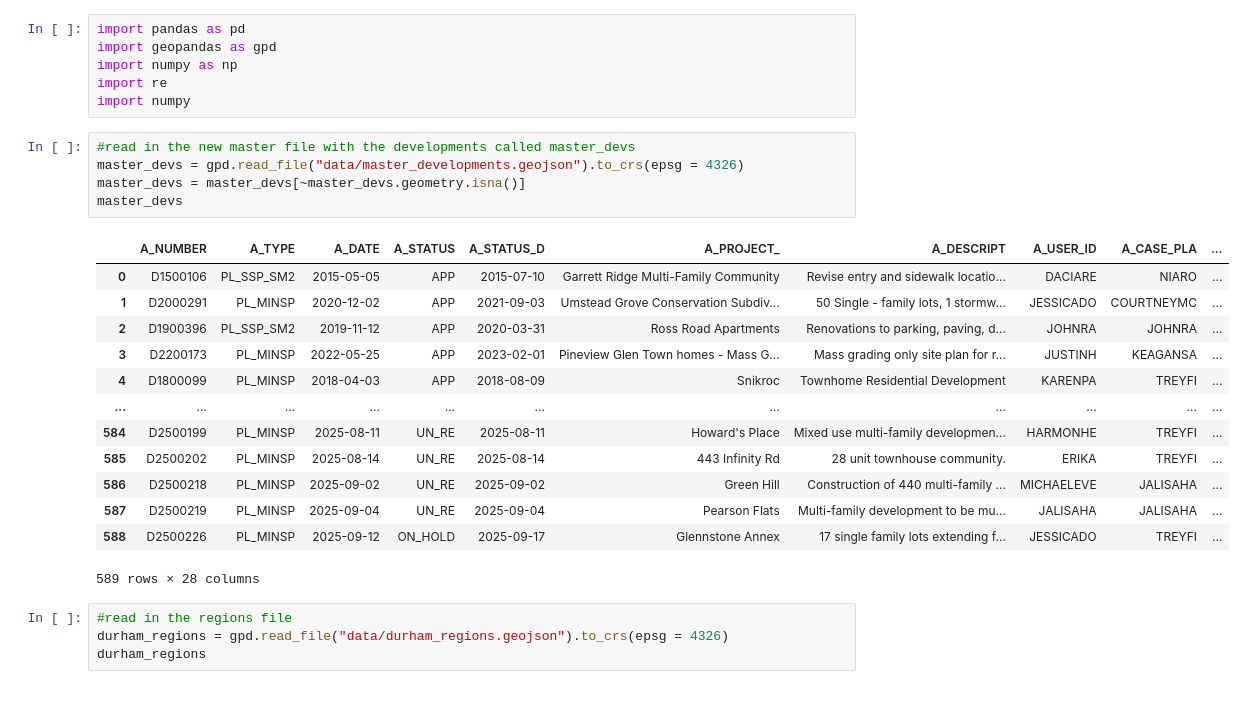
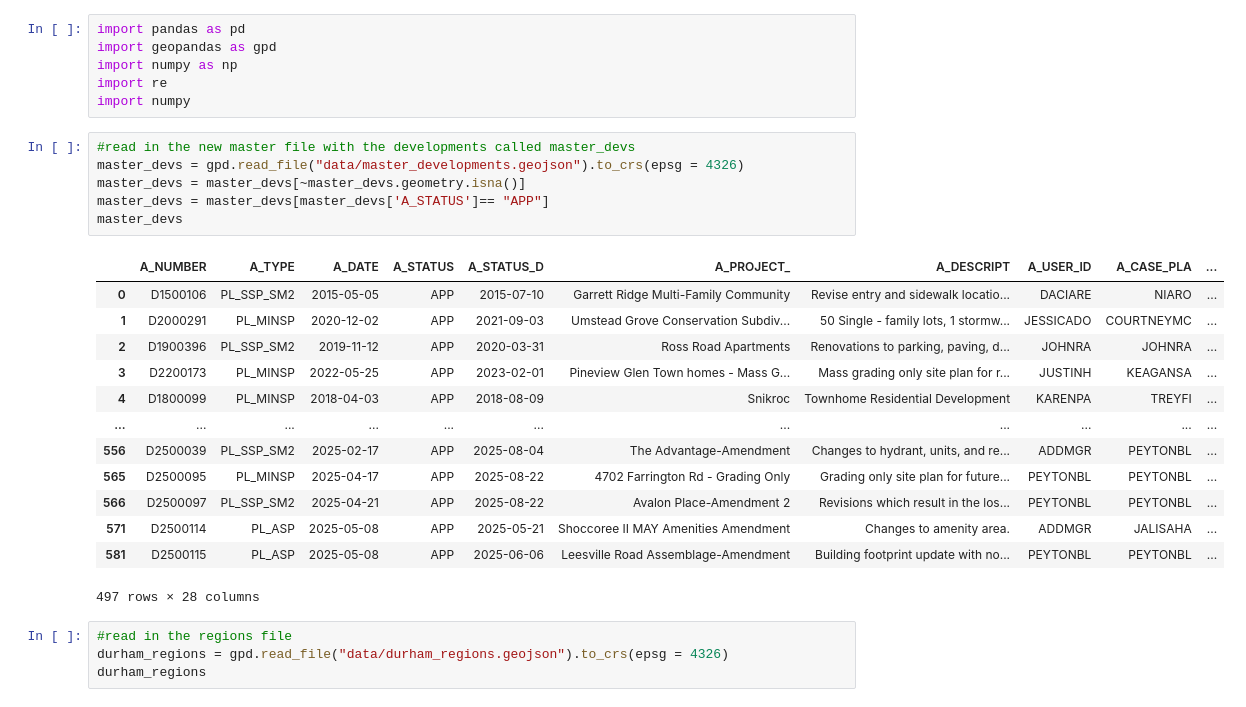
Before and after one commit to olublin/DPS-Planning-Final, a Jupyter notebook: sgr_add_fall.ipynb, the cells around one changed output. Cells and saved outputs as stored; diff of their text form.

```diff
--- a/sgr_add_fall.ipynb
+++ b/sgr_add_fall.ipynb
@@ -7,22 +7,23 @@ import numpy
 # %%
 #read in the new master file with the developments called master_devs
 master_devs = gpd.read_file("data/master_developments.geojson").to_crs(epsg = 4326)
 master_devs = master_devs[~master_devs.geometry.isna()]
+master_devs = master_devs[master_devs['A_STATUS']== "APP"]
 master_devs
 # %% [output]
 |  | A_NUMBER | A_TYPE | A_DATE | A_STATUS | A_STATUS_D | A_PROJECT_ | A_DESCRIPT | A_USER_ID | A_CASE_PLA | ... |
 | 0 | D1500106 | PL_SSP_SM2 | 2015-05-05 | APP | 2015-07-10 | Garrett Ridge Multi-Family Community | Revise entry and sidewalk locatio... | DACIARE | NIARO | ... |
 | 1 | D2000291 | PL_MINSP | 2020-12-02 | APP | 2021-09-03 | Umstead Grove Conservation Subdiv... | 50 Single - family lots, 1 stormw... | JESSICADO | COURTNEYMC | ... |
 | 2 | D1900396 | PL_SSP_SM2 | 2019-11-12 | APP | 2020-03-31 | Ross Road Apartments | Renovations to parking, paving, d... | JOHNRA | JOHNRA | ... |
 | 3 | D2200173 | PL_MINSP | 2022-05-25 | APP | 2023-02-01 | Pineview Glen Town homes - Mass G... | Mass grading only site plan for r... | JUSTINH | KEAGANSA | ... |
 | 4 | D1800099 | PL_MINSP | 2018-04-03 | APP | 2018-08-09 | Snikroc | Townhome Residential Development | KARENPA | TREYFI | ... |
 | ... | ... | ... | ... | ... | ... | ... | ... | ... | ... | ... |
-| 584 | D2500199 | PL_MINSP | 2025-08-11 | UN_RE | 2025-08-11 | Howard's Place | Mixed use multi-family developmen... | HARMONHE | TREYFI | ... |
-| 585 | D2500202 | PL_MINSP | 2025-08-14 | UN_RE | 2025-08-14 | 443 Infinity Rd | 28 unit townhouse community. | ERIKA | TREYFI | ... |
-| 586 | D2500218 | PL_MINSP | 2025-09-02 | UN_RE | 2025-09-02 | Green Hill | Construction of 440 multi-family ... | MICHAELEVE | JALISAHA | ... |
-| 587 | D2500219 | PL_MINSP | 2025-09-04 | UN_RE | 2025-09-04 | Pearson Flats | Multi-family development to be mu... | JALISAHA | JALISAHA | ... |
-| 588 | D2500226 | PL_MINSP | 2025-09-12 | ON_HOLD | 2025-09-17 | Glennstone Annex | 17 single family lots extending f... | JESSICADO | TREYFI | ... |
+| 556 | D2500039 | PL_SSP_SM2 | 2025-02-17 | APP | 2025-08-04 | The Advantage-Amendment | Changes to hydrant, units, and re... | ADDMGR | PEYTONBL | ... |
+| 565 | D2500095 | PL_MINSP | 2025-04-17 | APP | 2025-08-22 | 4702 Farrington Rd - Grading Only | Grading only site plan for future... | PEYTONBL | PEYTONBL | ... |
+| 566 | D2500097 | PL_SSP_SM2 | 2025-04-21 | APP | 2025-08-22 | Avalon Place-Amendment 2 | Revisions which result in the los... | PEYTONBL | PEYTONBL | ... |
+| 571 | D2500114 | PL_ASP | 2025-05-08 | APP | 2025-05-21 | Shoccoree II MAY Amenities Amendment | Changes to amenity area. | ADDMGR | JALISAHA | ... |
+| 581 | D2500115 | PL_ASP | 2025-05-08 | APP | 2025-06-06 | Leesville Road Assemblage-Amendment | Building footprint update with no... | PEYTONBL | PEYTONBL | ... |
-589 rows × 28 columns
+497 rows × 28 columns
 # %%
 #read in the regions file
 durham_regions = gpd.read_file("data/durham_regions.geojson").to_crs(epsg = 4326)
```
Also changed, not shown: parts of 6 cells of this notebook.
